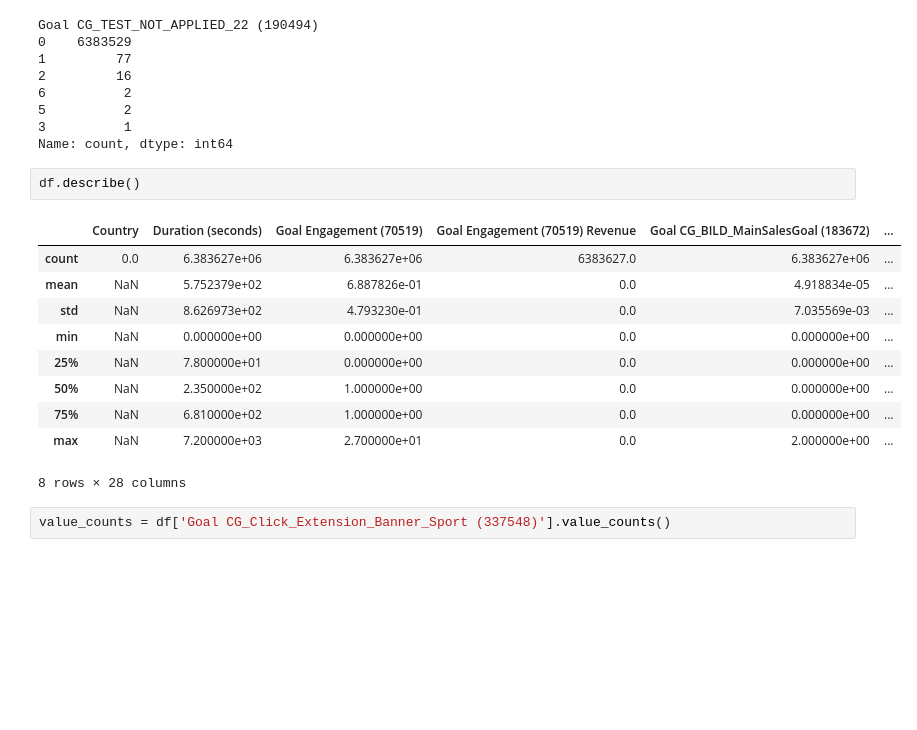
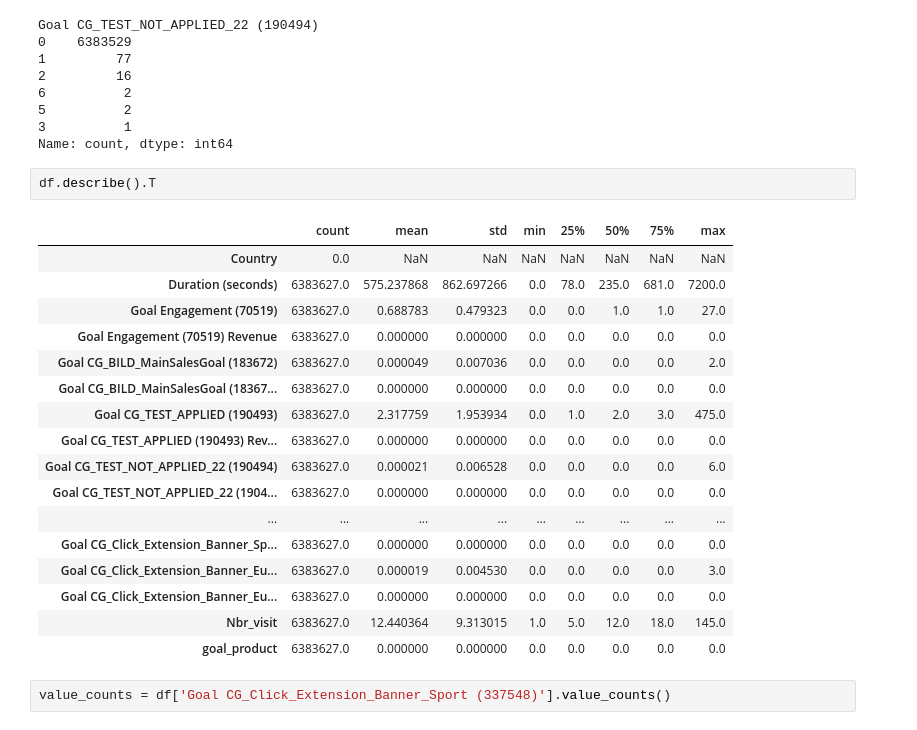
Before and after one commit to GHAZWA-9/app, a Jupyter notebook: dataretr.ipynb, the cells around one changed output. Saved outputs shown, nothing was run; the diff lists cells and outputs as text; blank space fills up the shorter version.

```diff
--- a/dataretr.ipynb
+++ b/dataretr.ipynb
@@ -64,18 +65,25 @@ Goal CG_TEST_NOT_APPLIED_22 (190494)
 3          1
 Name: count, dtype: int64
 # %%
-df.describe()
+df.describe().T
 # %% [output]
-|  | Country | Duration (seconds) | Goal Engagement (70519) | Goal Engagement (70519) Revenue | Goal CG_BILD_MainSalesGoal (183672) | ... |
-| count | 0.0 | 6.383627e+06 | 6.383627e+06 | 6383627.0 | 6.383627e+06 | ... |
-| mean | NaN | 5.752379e+02 | 6.887826e-01 | 0.0 | 4.918834e-05 | ... |
-| std | NaN | 8.626973e+02 | 4.793230e-01 | 0.0 | 7.035569e-03 | ... |
-| min | NaN | 0.000000e+00 | 0.000000e+00 | 0.0 | 0.000000e+00 | ... |
-| 25% | NaN | 7.800000e+01 | 0.000000e+00 | 0.0 | 0.000000e+00 | ... |
-| 50% | NaN | 2.350000e+02 | 1.000000e+00 | 0.0 | 0.000000e+00 | ... |
-| 75% | NaN | 6.810000e+02 | 1.000000e+00 | 0.0 | 0.000000e+00 | ... |
-| max | NaN | 7.200000e+03 | 2.700000e+01 | 0.0 | 2.000000e+00 | ... |
+|  | count | mean | std | min | 25% | 50% | 75% | max |
+| Country | 0.0 | NaN | NaN | NaN | NaN | NaN | NaN | NaN |
+| Duration (seconds) | 6383627.0 | 575.237868 | 862.697266 | 0.0 | 78.0 | 235.0 | 681.0 | 7200.0 |
+| Goal Engagement (70519) | 6383627.0 | 0.688783 | 0.479323 | 0.0 | 0.0 | 1.0 | 1.0 | 27.0 |
+| Goal Engagement (70519) Revenue | 6383627.0 | 0.000000 | 0.000000 | 0.0 | 0.0 | 0.0 | 0.0 | 0.0 |
+| Goal CG_BILD_MainSalesGoal (183672) | 6383627.0 | 0.000049 | 0.007036 | 0.0 | 0.0 | 0.0 | 0.0 | 2.0 |
+| Goal CG_BILD_MainSalesGoal (18367... | 6383627.0 | 0.000000 | 0.000000 | 0.0 | 0.0 | 0.0 | 0.0 | 0.0 |
+| Goal CG_TEST_APPLIED (190493) | 6383627.0 | 2.317759 | 1.953934 | 0.0 | 1.0 | 2.0 | 3.0 | 475.0 |
+| Goal CG_TEST_APPLIED (190493) Rev... | 6383627.0 | 0.000000 | 0.000000 | 0.0 | 0.0 | 0.0 | 0.0 | 0.0 |
+| Goal CG_TEST_NOT_APPLIED_22 (190494) | 6383627.0 | 0.000021 | 0.006528 | 0.0 | 0.0 | 0.0 | 0.0 | 6.0 |
+| Goal CG_TEST_NOT_APPLIED_22 (1904... | 6383627.0 | 0.000000 | 0.000000 | 0.0 | 0.0 | 0.0 | 0.0 | 0.0 |
+| ... | ... | ... | ... | ... | ... | ... | ... | ... |
+| Goal CG_Click_Extension_Banner_Sp... | 6383627.0 | 0.000000 | 0.000000 | 0.0 | 0.0 | 0.0 | 0.0 | 0.0 |
+| Goal CG_Click_Extension_Banner_Eu... | 6383627.0 | 0.000019 | 0.004530 | 0.0 | 0.0 | 0.0 | 0.0 | 3.0 |
+| Goal CG_Click_Extension_Banner_Eu... | 6383627.0 | 0.000000 | 0.000000 | 0.0 | 0.0 | 0.0 | 0.0 | 0.0 |
+| Nbr_visit | 6383627.0 | 12.440364 | 9.313015 | 1.0 | 5.0 | 12.0 | 18.0 | 145.0 |
+| goal_product | 6383627.0 | 0.000000 | 0.000000 | 0.0 | 0.0 | 0.0 | 0.0 | 0.0 |
-8 rows × 28 columns
 # %%
 value_counts = df['Goal CG_Click_Extension_Banner_Sport (337548)'].value_counts()
 # %%
```
Also changed, not shown: parts of 2 cells of this notebook.
